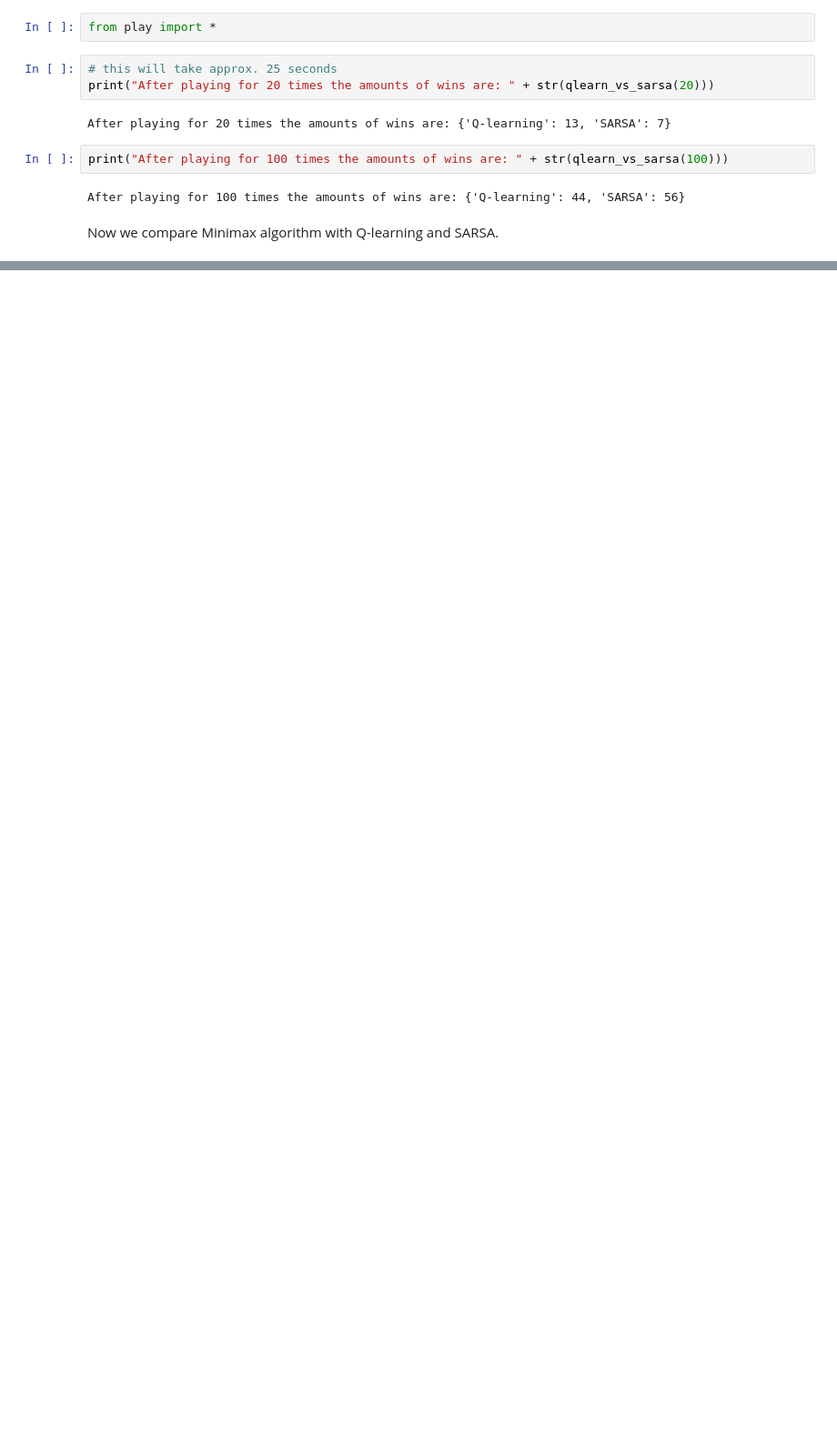
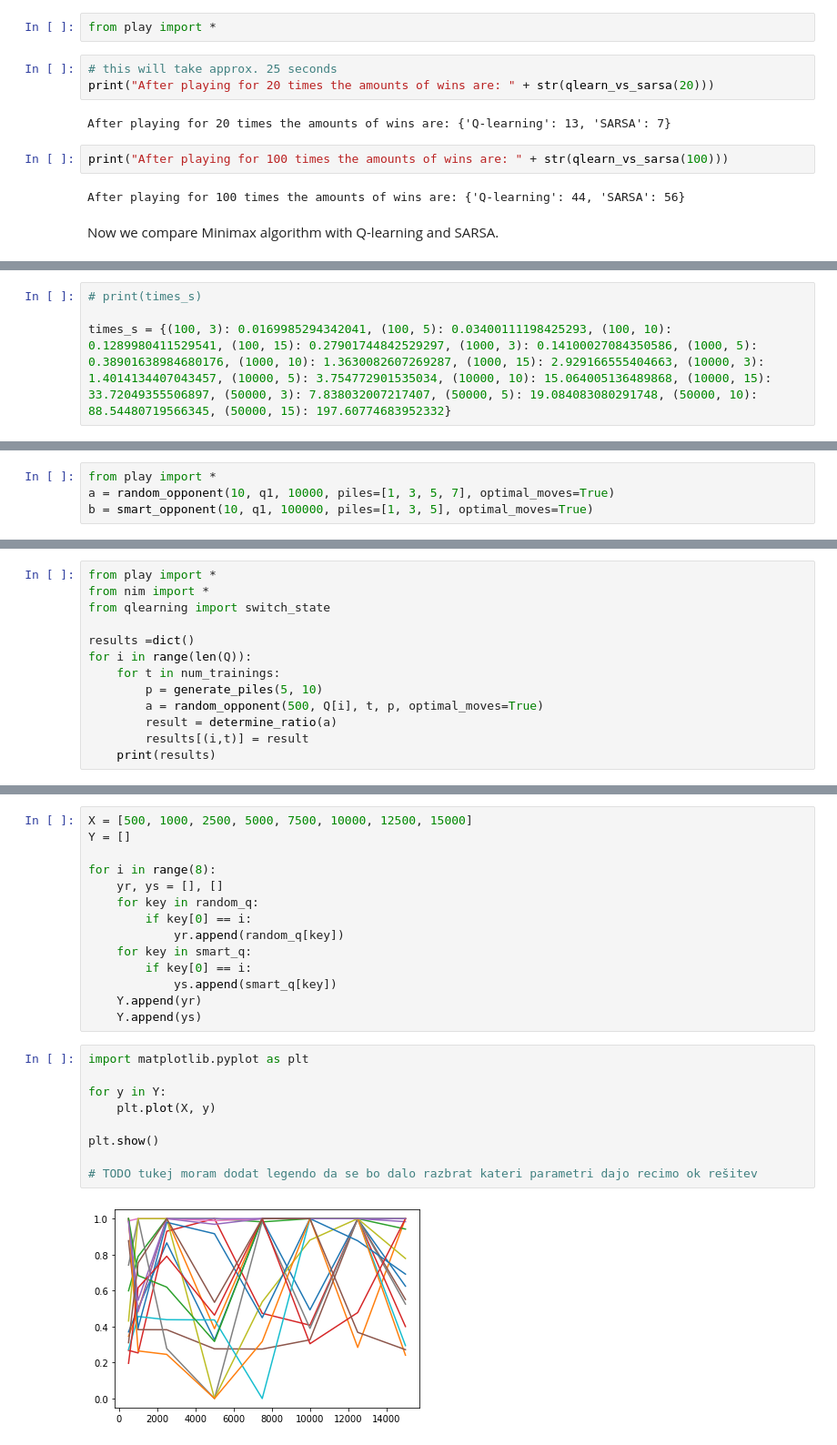
Before and after one commit to evgenijja/nim, a Jupyter notebook: comparison.ipynb, the cells around one changed output, grey strips where cells are left out. Shown at 91% size. Saved outputs shown, nothing was run; the diff lists cells and outputs as text; blank space fills up the shorter version.

```diff
--- a/comparison.ipynb
+++ b/comparison.ipynb
@@ -35,0 +195,4 @@ print(alg_vs_minimax(SarsaAlgorithm(0.5, 0.8), 20))
+# %%
+# print(times_s)
+
+times_s = {(100, 3): 0.0169985294342041, (100, 5): 0.03400111198425293, (100, 10): 0.1289980411529541, (100, 15): 0.27901744842529297, (1000, 3): 0.14100027084350586, (1000, 5): 0.38901638984680176, (1000, 10): 1.3630082607269287, (1000, 15): 2.929166555404663, (10000, 3): 1.4014134407043457, (10000, 5): 3.754772901535034, (10000, 10): 15.064005136489868, (10000, 15): 33.72049355506897, (50000, 3): 7.838032007217407, (50000, 5): 19.084083080291748, (50000, 10): 88.54480719566345, (50000, 15): 197.60774683952332}
@@ -35,0 +310,4 @@ print(alg_vs_minimax(SarsaAlgorithm(0.5, 0.8), 20))
+# %%
+from play import *
+a = random_opponent(10, q1, 10000, piles=[1, 3, 5, 7], optimal_moves=True)
+b = smart_opponent(10, q1, 100000, piles=[1, 3, 5], optimal_moves=True)
@@ -35,0 +317,13 @@ print(alg_vs_minimax(SarsaAlgorithm(0.5, 0.8), 20))
+# %%
+from play import *
+from nim import *
+from qlearning import switch_state
+
+results =dict()
+for i in range(len(Q)):
+    for t in num_trainings:
+        p = generate_piles(5, 10)
+        a = random_opponent(500, Q[i], t, p, optimal_moves=True)
+        result = determine_ratio(a)
+        results[(i,t)] = result
+    print(results)
@@ -35,0 +336,25 @@ print(alg_vs_minimax(SarsaAlgorithm(0.5, 0.8), 20))
+# %%
+X = [500, 1000, 2500, 5000, 7500, 10000, 12500, 15000]
+Y = []
+
+for i in range(8):
+    yr, ys = [], []
+    for key in random_q:
+        if key[0] == i:
+            yr.append(random_q[key])
+    for key in smart_q:
+        if key[0] == i:
+            ys.append(smart_q[key])
+    Y.append(yr)
+    Y.append(ys)
+# %%
+import matplotlib.pyplot as plt
+
+for y in Y:
+    plt.plot(X, y)
+
+plt.show()
+
+# TODO tukej moram dodat legendo da se bo dalo razbrat kateri parametri dajo recimo ok rešitev
+# %% [output]
+[figure, added]
```
Also changed, not shown: parts of 40 cells of this notebook.
